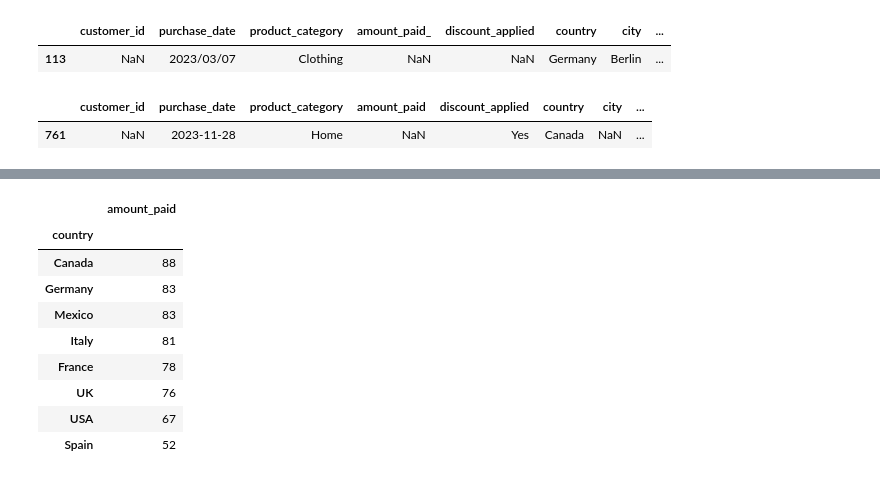
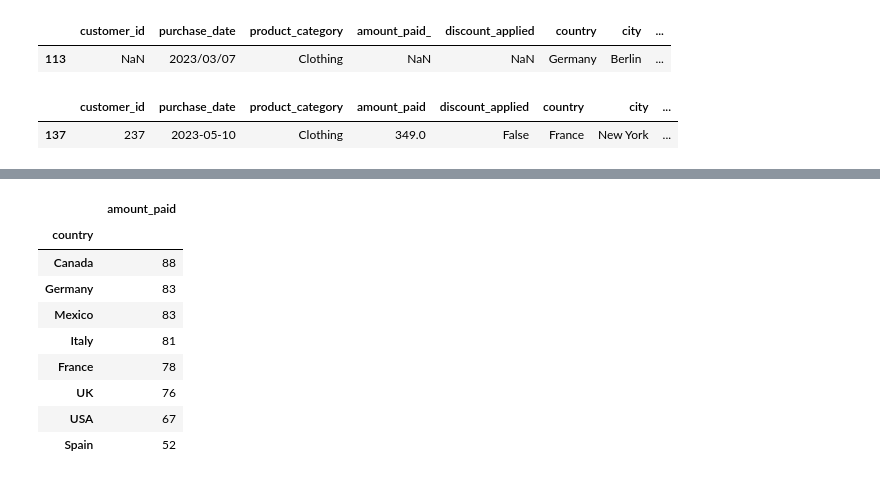
Before and after one commit to OscarFraile/EVOLVE, a Jupyter notebook: Fernando_Costa/Notebooks/pre/5.1.1 - Pandas III - Aggregation & combination.ipynb, the cells around one changed output, grey strips where cells are left out. Saved outputs shown, nothing was run; the diff lists cells and outputs as text; code cells hidden in the pictures.

```diff
--- a/Fernando_Costa/Notebooks/pre/5.1.1 - Pandas III - Aggregation & combination.ipynb
+++ b/Fernando_Costa/Notebooks/pre/5.1.1 - Pandas III - Aggregation & combination.ipynb
@@ -824,57 +824,53 @@ df.sample()
 # %%
 def clean (df):
     """
     # 1. nombre columnas
     # 2. amount paid
-    # 5. discount_applied:True/False o Yes/No?
-
+    # 3. discount_applied:True/False o Yes/No?
     # 4. customer_id: vienen con letras
-    # 3. formato fechas
-    # 6.
+    # 5. formato fechas
     """
     df = pd.read_csv("../datasets/business.csv")
 
     # 1. Nombre columnas
     df.columns = [i.lower() for i in df.columns]
     df.columns = [i.replace("!", "").replace("#", "").replace("(", "").replace(")", "").replace("$", "").replace("@", "") for i in df.columns]
     df.columns = [i.replace("_", " ").strip().replace(" ", "_") for i in df.columns]
 
     # 2. Amount paid
     df['amount_paid'] = df['amount_paid'].astype(str).str.replace('$', '', regex=False)
     df['amount_paid'] = df['amount_paid'].str.strip()
     df['amount_paid'] = pd.to_numeric(df['amount_paid'], errors='coerce')
     df['amount_paid'].unique()
 
     # 3. Descuento
     df["discount_applied"] = df["discount_applied"].apply(lambda x: True if str(x).strip().lower() == 'yes' else "Unknown" if str(x).strip().lower() == "unknown" else False)
 
+    # 4. id_cliente
+    def funcioncita_letras (x):
+        if type(x) == str: # Si es tipo NaN, devuelve NaN
+            for i in x:
+                if not i.isdigit():
+                    x = x.replace(i, "")
+        return x
+
+
+    df["customer_id"] = df["customer_id"].apply(funcioncita_letras)
+
+    # 5. Fechas
+    df["purchase_date"] = pd.to_datetime(df["purchase_date"], format="mixed", infer_datetime_format=True)
+
     df.sample()
     return df
+
+df = clean (df)
+df.sample()
+# %% [output]
+|  | customer_id | purchase_date | product_category | amount_paid | discount_applied | country | city | ... |
+| 137 | 237 | 2023-05-10 | Clothing | 349.0 | False | France | New York | ... |
 # %%
 # QA: regex
 
     # []: [a-z0-9!]: rangos
     # [a-]: te busca que en tu string existan todas estas opciones
     # (): grupo: buscar que exista un match exacto
-# %%
-df = pd.read_csv("../datasets/business.csv")
-df = pd.read_csv("../datasets/business.csv")
-
-# 1. Nombre columnas
-df.columns = [i.lower() for i in df.columns]
-df.columns = [i.replace("!", "").replace("#", "").replace("(", "").replace(")", "").replace("$", "").replace("@", "") for i in df.columns]
-df.columns = [i.replace("_", " ").strip().replace(" ", "_") for i in df.columns]
-
-# 2. Amount paid
-df['amount_paid'] = df['amount_paid'].astype(str).str.replace('$', '', regex=False)
-df['amount_paid'] = df['amount_paid'].str.strip()
-df['amount_paid'] = pd.to_numeric(df['amount_paid'], errors='coerce')
-df['amount_paid'].unique()
-
-# 3. Descuento
-df["discount_applied"] = df["discount_applied"].apply(lambda x: True if str(x).strip().lower() == 'yes' else "Unknown" if str(x).strip().lower() == "unknown" else False)
-
-df.sample()
-# %% [output]
-|  | customer_id | purchase_date | product_category | amount_paid | discount_applied | country | city | ... |
-| 761 | NaN | 2023-11-28 | Home | NaN | Yes | Canada | NaN | ... |
```
Also changed, not shown: parts of 4 cells of this notebook, 1 other file.
